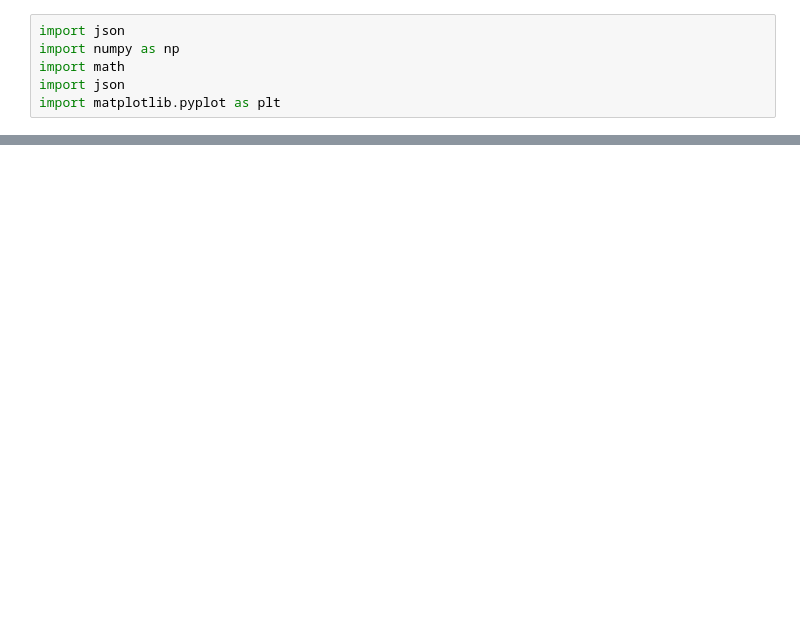
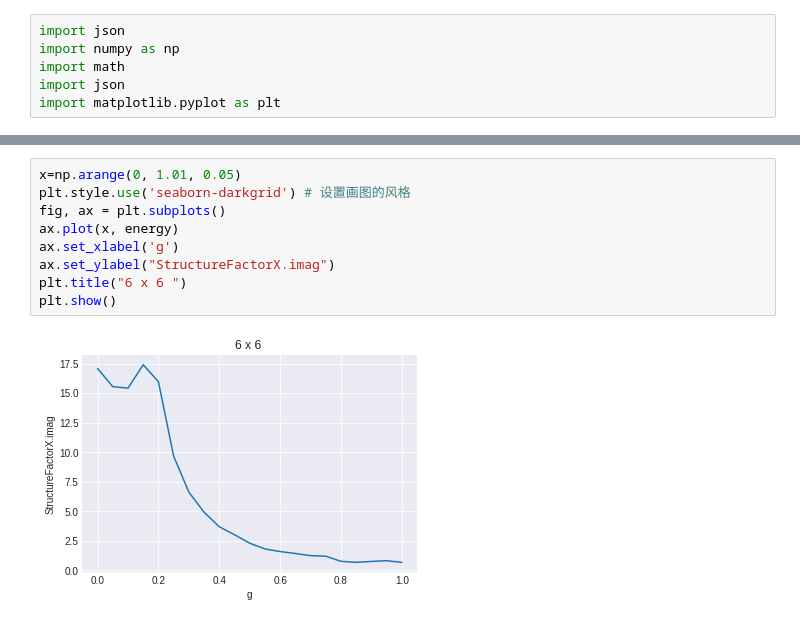
Before and after one commit to zjuadurey/machine-learnig-QM, a Jupyter notebook: plot/plot_remade.ipynb, the cells around one changed output, grey strips where cells are left out. Cells and saved outputs as stored; diff of their text form; blank space fills up the shorter version.

```diff
--- a/plot/plot_remade.ipynb
+++ b/plot/plot_remade.ipynb
@@ -77,0 +76,11 @@ array([0. , 0.1, 0.2, 0.3, 0.4, 0.5, 0.6, 0.7, 0.8, 0.9, 1. ])
+# %%
+x=np.arange(0, 1.01, 0.05)
+plt.style.use('seaborn-darkgrid') # 设置画图的风格
+fig, ax = plt.subplots()
+ax.plot(x, energy)
+ax.set_xlabel('g')
+ax.set_ylabel("StructureFactorX.imag")
+plt.title("6 x 6 ")
+plt.show()
+# %% [output]
+[figure, added]
```
Also changed, not shown: parts of 6 cells of this notebook, 1 other file.
